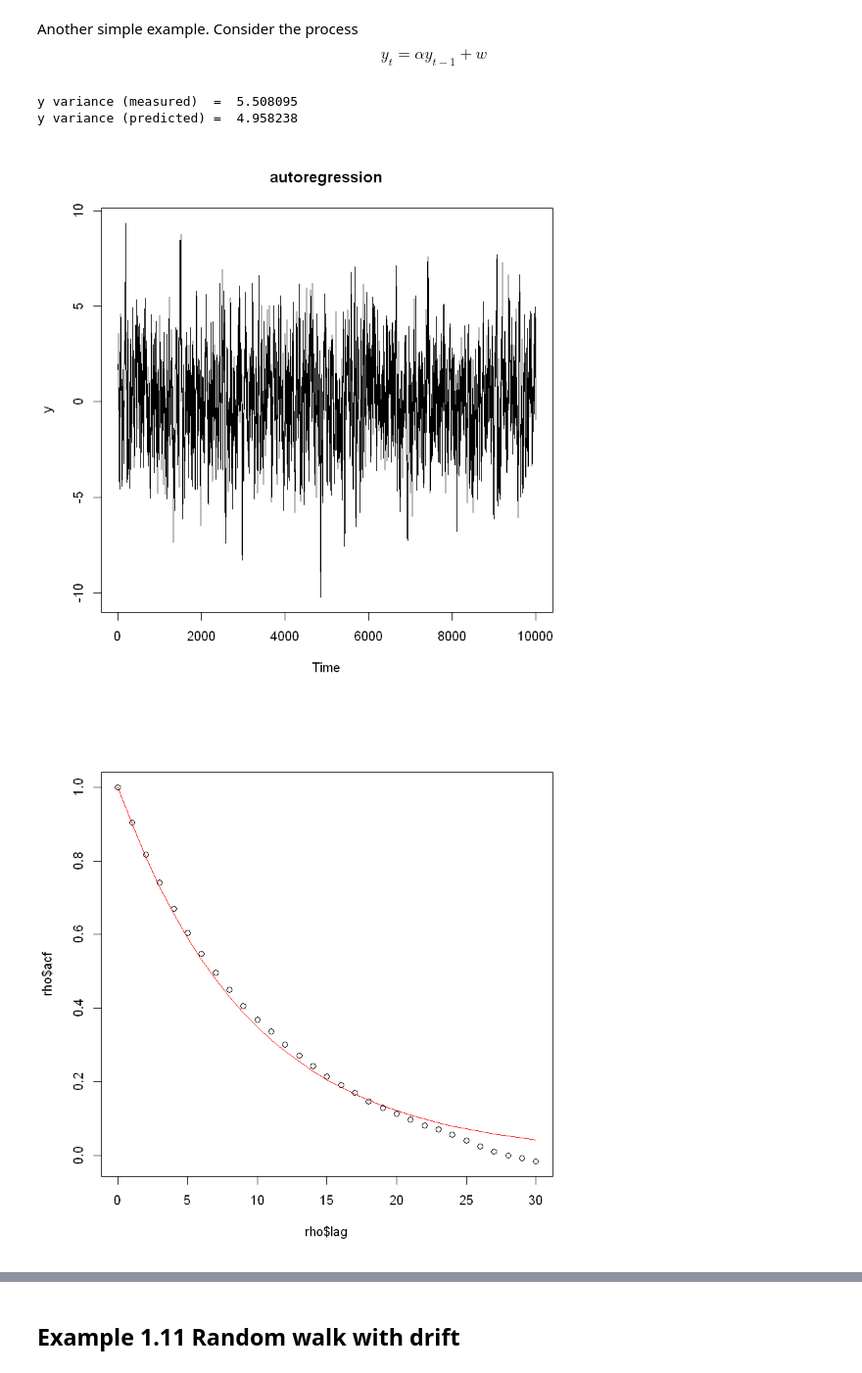
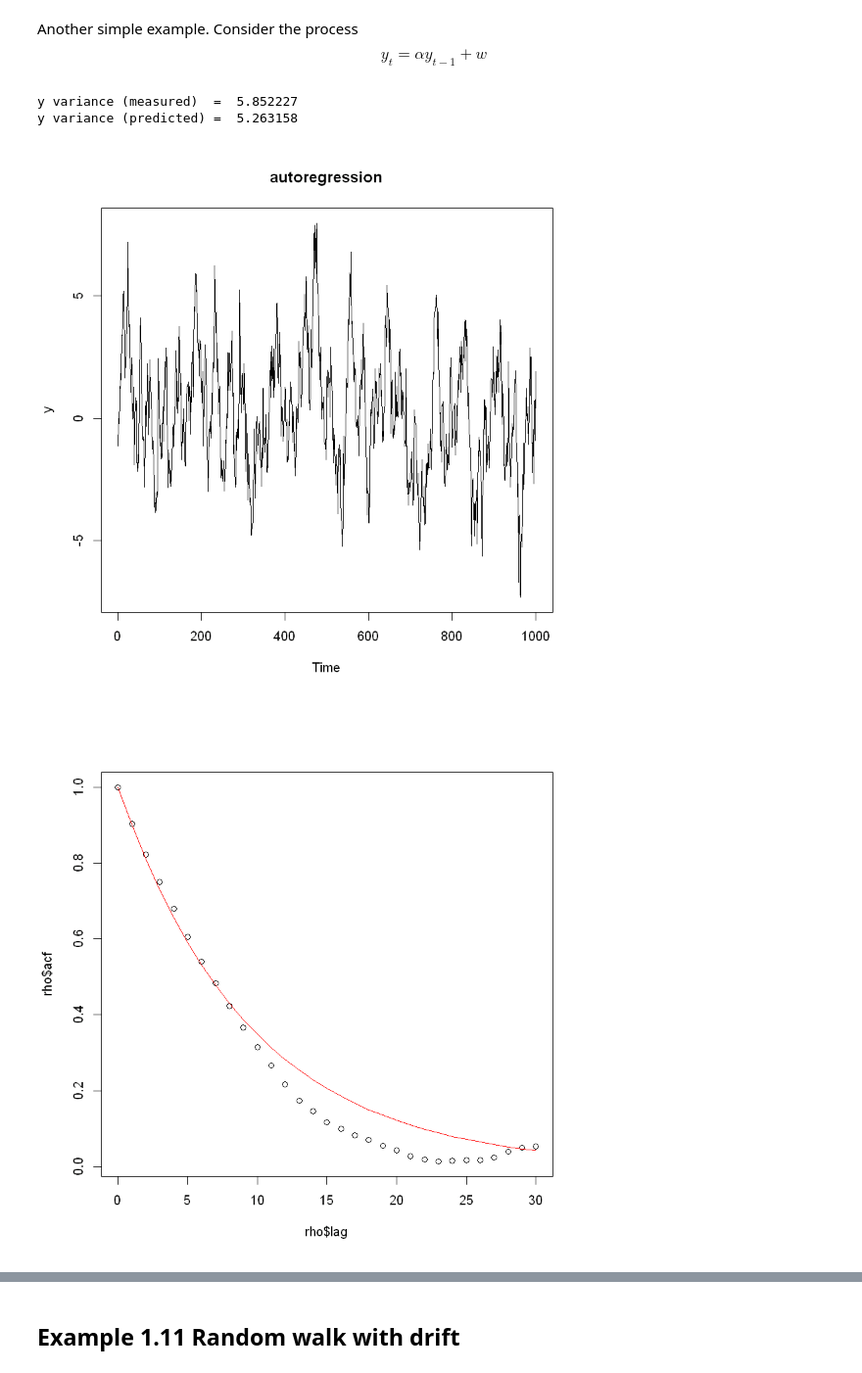
Before and after one commit to gdlunga/working, a Jupyter notebook: R/appunti/econometria_1.ipynb, the cells around one changed output, grey strips where cells are left out. Shown at 98% size. Drawn from its saved outputs; the diff is of its cells as text; code cells hidden in the pictures.

```diff
--- a/R/appunti/econometria_1.ipynb
+++ b/R/appunti/econometria_1.ipynb
@@ -243,24 +249,26 @@ Another simple example. Consider the process
 $$y_t = \alpha y_{t-1} + w$$
 # %%
 require('stats')
-#w     = rnorm(1000)
-alpha = .9
 
-#y = filter(w, filter=c(alpha),method="recursive")
-y  = arima.sim(model=list(ar=alpha), n=10000)
+npoints = 1000
+alpha   = .9
+
+w=rnorm(npoints)
+y = filter(w, filter=c(alpha),method="recursive")
+#y  = arima.sim(model=list(ar=alpha), n=npoints)
 
 cat('y variance (measured)  = ',  var(y), "\n")
-cat('y variance (predicted) = ', var(w)/(1-alpha*alpha),"\n")
+cat('y variance (predicted) = ', 1/(1-alpha*alpha),"\n")
 
 plot.ts(y, main="autoregression")
 
 rho=acf(y, plot=FALSE, lag.max=30)
 xx = seq(0,30)
 yy = alpha**xx
 plot(rho$lag, rho$acf)
 lines(xx,yy,col='red')
 # %% [output]
-y variance (measured)  =  5.508095
-y variance (predicted) =  4.958238
+y variance (measured)  =  5.852227
+y variance (predicted) =  5.263158
-[figure, old version]
+[figure, new version]
-[figure, old version]
+[figure, new version]
```
Also changed, not shown: parts of 13 cells of this notebook, 1 other file.
